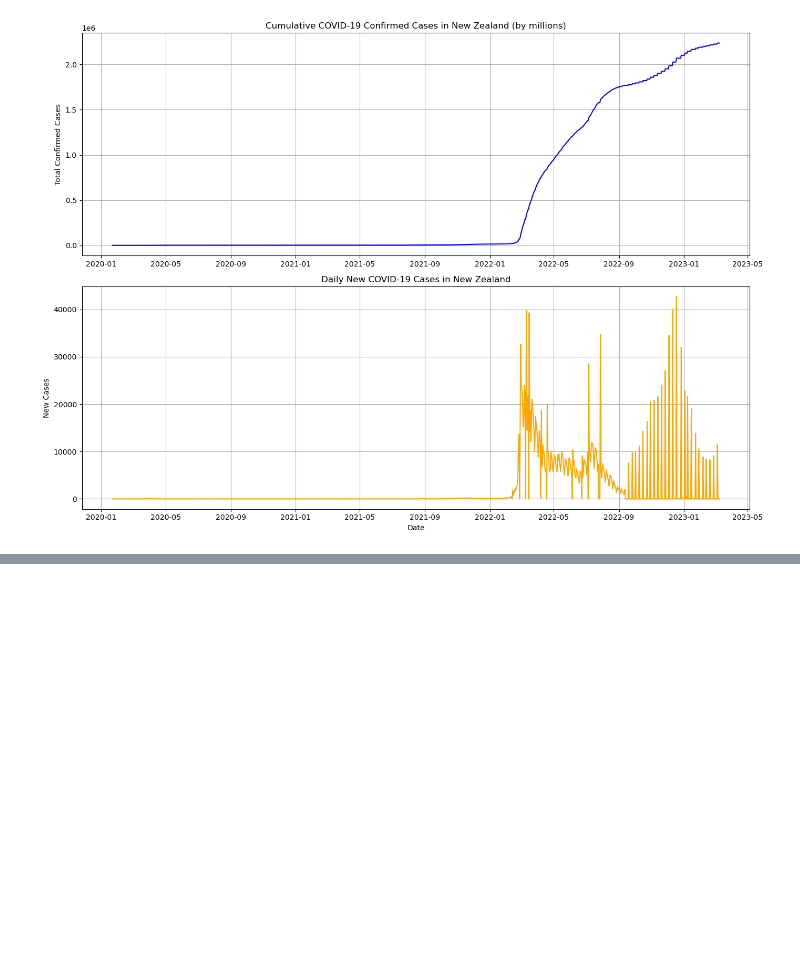
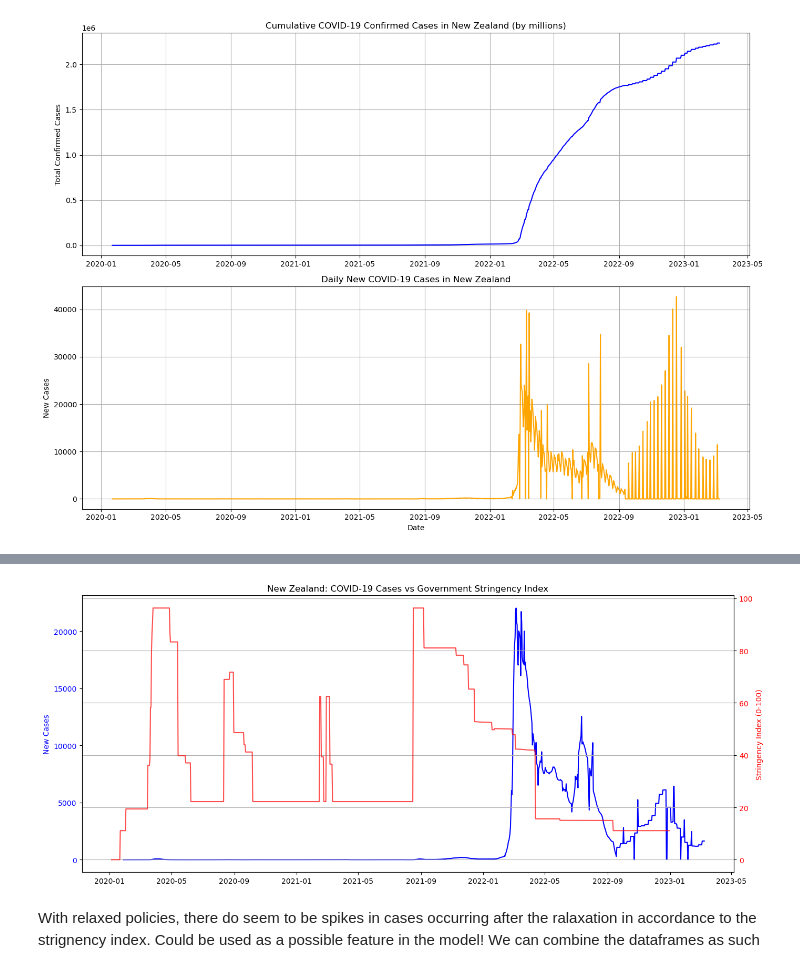
Before and after one commit to RaghavDewangan/Covid-Outbreak-Prediction, a Jupyter notebook: pred.ipynb, the cells around one changed output, grey strips where cells are left out. Cells and saved outputs as stored; diff of their text form; code cells hidden in the pictures; blank space fills up the shorter version.

```diff
--- a/pred.ipynb
+++ b/pred.ipynb
@@ -146,0 +222,20 @@ plt.show()
+# %%
+fig, ax1 = plt.subplots(figsize=(14, 6))
+
+ax1.plot(us_rolling.index, nz_rolling['new_cases_diff_by_day'], label='NZ New Cases (7-day avg)', color='blue')
+ax1.set_ylabel('New Cases', color='blue')
+ax1.tick_params(axis='y', labelcolor='blue')
+
+# Create second y-axis
+ax2 = ax1.twinx()
+ax2.plot(stringency_nz.index, stringency_nz['stringency_index'], label='Stringency Index', color='red', alpha=0.7)
+ax2.set_ylabel('Stringency Index (0-100)', color='red')
+ax2.tick_params(axis='y', labelcolor='red')
+
+plt.title("New Zealand: COVID-19 Cases vs Government Stringency Index")
+fig.tight_layout()
+plt.grid(True)
+# %% [output]
+[figure, added]
+# %% [markdown]
+With relaxed policies, there do seem to be spikes in cases occurring after the ralaxation in accordance to the strignency index. Could be used as a possible feature in the model! We can combine the dataframes as such
```
Also changed, not shown: parts of 9 cells of this notebook.
